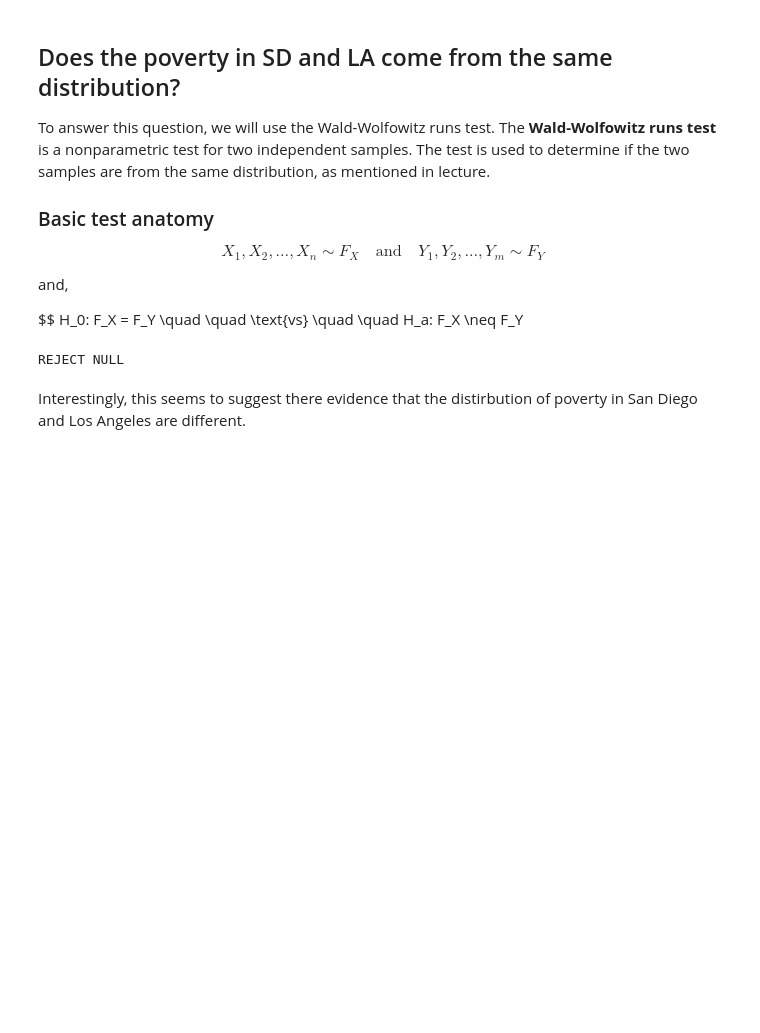
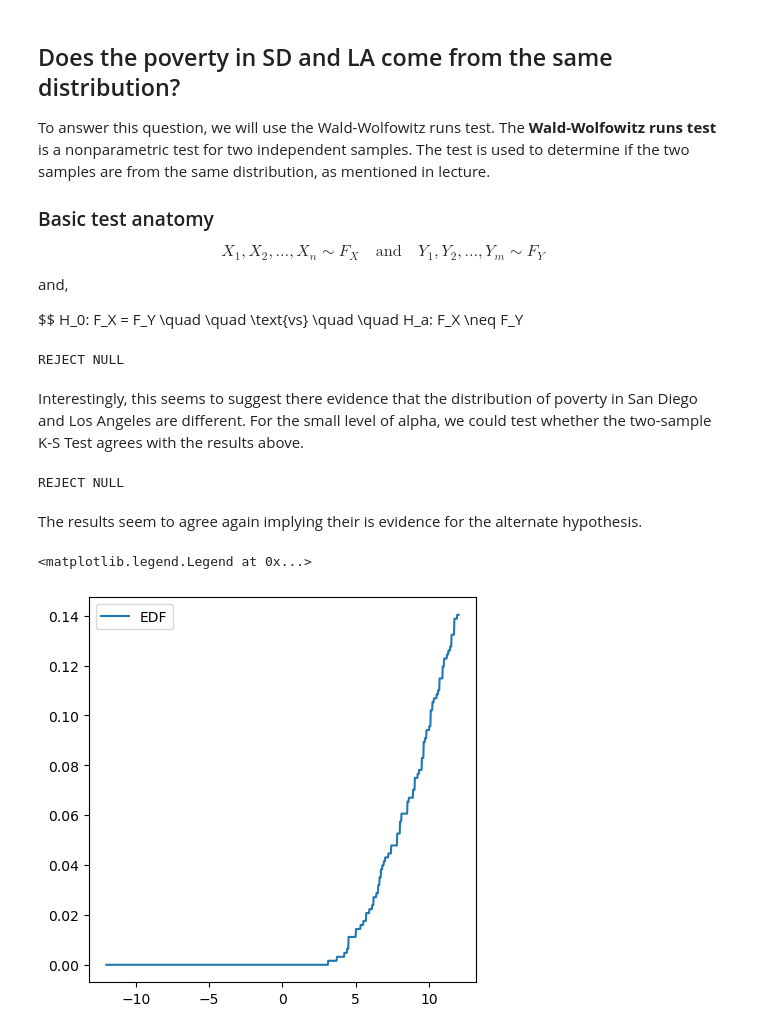
Before and after one commit to valenciaaalberto/Math189Project, a Jupyter notebook: Data/project.ipynb, the cells around one changed output. Cells and saved outputs as stored; diff of their text form; code cells hidden in the pictures; blank space fills up the shorter version.

Commit message:
Added two sample ks test; added ecdf of la,sd respectively

```diff
--- a/Data/project.ipynb
+++ b/Data/project.ipynb
@@ -220,4 +220,23 @@ else:
 # %% [output]
 REJECT NULL
 # %% [markdown]
-Interestingly, this seems to suggest there evidence that the distirbution of poverty in San Diego and Los Angeles are different.
+Interestingly, this seems to suggest there evidence that the distribution of poverty in San Diego and Los Angeles are different. For the small level of alpha, we could test whether the two-sample K-S Test agrees with the results above.
+# %%
+KS_result = stats.kstest(sd['Poverty'], la['Poverty'])
+if KS_result.pvalue < alpha:
+    print("REJECT NULL")
+else:
+    print("DO NOT REJECT NULL")
+# %% [output]
+REJECT NULL
+# %% [markdown]
+The results seem to agree again implying their is evidence for the alternate hypothesis.
+# %%
+xrange = np.linspace(-12, 12, 1000)
+sd_ecdf= np.array([sum(sd['Poverty'] < x) for x in xrange]) / len(sd)
+fig, ax = plt.subplots(1, 1, figsize=(5, 5))
+ax.plot(xrange, sd_ecdf, label='EDF')
+ax.legend()
+# %% [output]
+<matplotlib.legend.Legend at 0x...>
+[figure, added]
```
Also changed, not shown: parts of 1 cell of this notebook.
